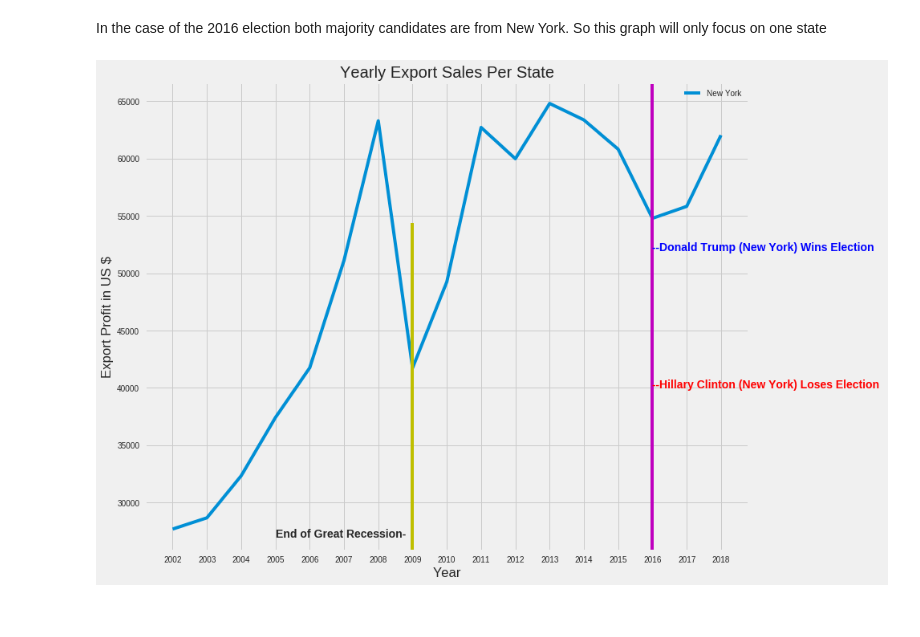
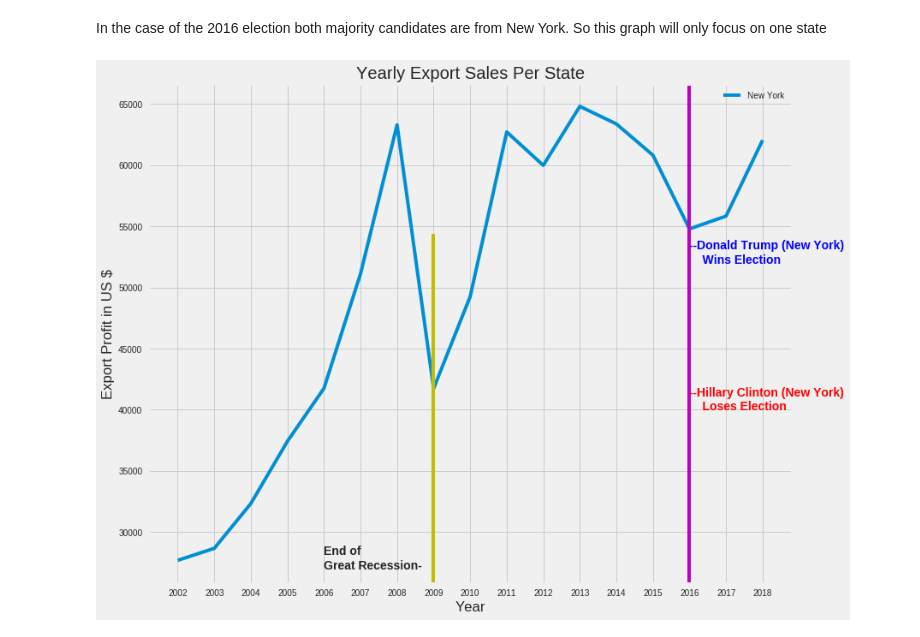
Before and after one commit to Dpgofast/Lambda-projects, a Jupyter notebook: Storytelling_project_E&E.ipynb, the cells around one changed output. Drawn from its saved outputs; the diff is of its cells as text; code cells hidden in the pictures.

```diff
--- a/Storytelling_project_E&E.ipynb
+++ b/Storytelling_project_E&E.ipynb
@@ -343,16 +387,16 @@ In the case of the 2016 election both majority candidates are from New York. So
 # %%
 plt.figure(figsize=(12,10))
 plt.plot(newyrk)
 plt.title('Yearly Export Sales Per State')
 plt.ylabel('Export Profit in US $')
 plt.xlabel('Year')
 plt.axvline(2009,color='y',label='recession_end',ymax=0.7)
 plt.axvline(x= 2016, color='m')
 plt.legend([('New York')])
-plt.text(x=2016, y= 52000,s=('--Donald Trump (New York) Wins Election'),
+plt.text(x=2016, y= 52000,s=('--Donald Trump (New York)''\n''    Wins Election'),
          color= 'b',fontweight= 'bold')
-plt.text(x=2016,y=40000,s=('--Hillary Clinton (New York) Loses Election '),
+plt.text(x=2016,y=40000,s=('--Hillary Clinton (New York)''\n''    Loses Election '),
          color= 'r',fontweight='bold')
-plt.text(x=2005,y=27000,s=('End of Great Recession-'),fontweight= 'bold');
+plt.text(x=2006,y=27000,s=('End of ''\n''Great Recession-'),fontweight= 'bold');
 # %% [output]
-[figure, old version]
+[figure, new version]
```
Also changed, not shown: parts of 51 cells of this notebook.
